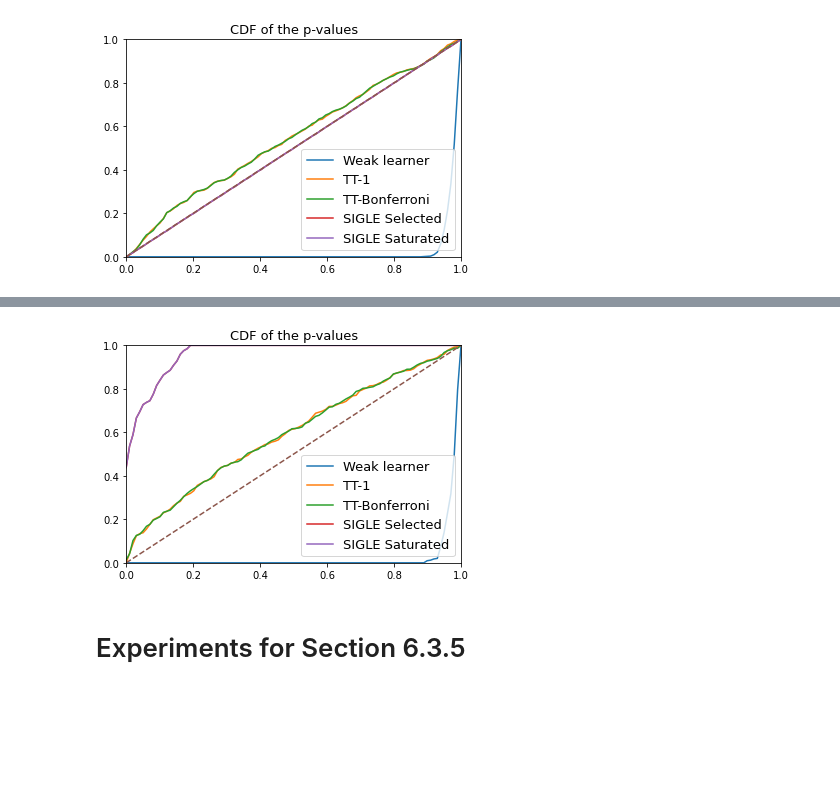
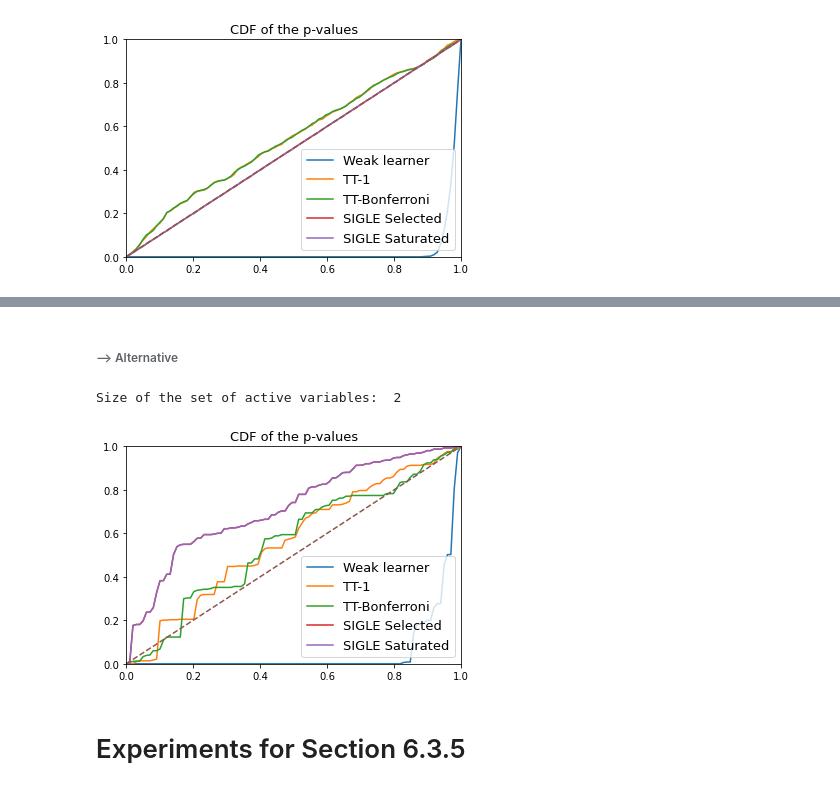
Before and after one commit to quentin-duchemin/SIGLE, a Jupyter notebook: package/experiments_paper.ipynb, the cells around one changed output, grey strips where cells are left out. Saved outputs shown, nothing was run; the diff lists cells and outputs as text; code cells hidden in the pictures; blank space fills up the shorter version.

```diff
--- a/package/experiments_paper.ipynb
+++ b/package/experiments_paper.ipynb
@@ -110,7 +113,7 @@ KeyboardInterrupt:
 ### Localized and Disseminated alternatives
 # %%
 ## CHOOSE THE SIGNAL STRENGTH
-nu = 0.0
+nu = 0.04
 
 ## CHOOSE THE MODE (LOCALIZED OR DISSEMINATED)
 modes = ['disseminated-signal' ,'localized-signal']
@@ -118,7 +121,7 @@ mode = modes[0]
 
 ## CHOOSE THE NUMBER OF STEP FOR THE REJECTION SAMPLING METHOD
 ## (for the results presented in the paper, we used nb_ite=3 000 000)
-nb_ite = 10000
+nb_ite = 100000
 
 
 if mode=='localized-signal':
@@ -290,14 +288,2 @@ model.plot_cdf_pvalues(lists_pvalues, names, states = ls_states_admissibles, sig
 # %% [output]
 [figure]
-# %%
-theta = np.zeros(20)
-theta[0] = 1
-#0.15*np.ones(20)
-model = PSILOGIT.PSILOGIT(theta, 3,  n=15)
-print(model.M)
-def linear_temperature(t):
-    return 0.2/np.log(t+1)
-
-nbM_admissibles, ls_states_admissibles = model.compute_selection_event(compare_with_energy=True)
-len(ls_states_admissibles)
-# states, ls_FNR, energies = model.SEI_SLR(total_length_SEISLR_path=50000, backup_start_time=2000, temperature=linear_temperature, repulsing_force=True, random_start=True, conditioning_signs=False, seed=0)
@@ -309,18 +290,34 @@ Warning: a state would have been uncorrectly classified using the energy 0.0
+# %% [markdown]
+###### --> Alternative
 # %%
+modes = ['disseminated-signal' ,'localized-signal']
+mode = modes[1]
+
+if mode=='localized-signal':
+    theta = np.zeros(20)
+    theta[0] = 3
+else:
+    theta = 1.5 * np.ones(20)
+
+model = PSILOGIT.PSILOGIT(theta, 3,  n=15)
+print('Size of the set of active variables: ', len(model.M))
+nbM_admissibles, ls_states_admissibles = model.compute_selection_event(compare_with_energy=True)
+model.sampling_algorithm = 'SA'
 thetanull = np.zeros(model.X.shape[1])
 signull = sigmoid(model.X @ thetanull)
-tildeGN12, barpi = model.params_saturated(signull, ls_statesnull_admissibles)
-lspvals_selec, lspvals_sat, gaps = model.pval_SIGLE(ls_states_admissibles, barpi, l2_regularization=100000, grad_descent={'lr':0.01,'return_gaps':True,'max_ite':10000}, calibrated_from_samples=True, signull=signull, statesnull=ls_statesnull_admissibles)
+tildeGN12, barpi = model.params_saturated(signull, ls_states_admissibles)
+lspvals_selec, lspvals_sat, gaps = model.pval_SIGLE(ls_states_admissibles, barpi, l2_regularization=100000, grad_descent={'lr':0.01,'return_gaps':True,'max_ite':10000}, calibrated_from_samples=True, signull=signull, statesnull=ls_states_admissibles)
 gamma = np.zeros(len(model.M))
 gamma[0] = 1
 lspvals_tay_1 = model.pval_taylor(ls_states_admissibles, thetanull=thetanull, gamma=gamma)
 lspvals_tay_Bon = model.pval_taylor(ls_states_admissibles, thetanull=thetanull, mode='Bonferroni')
-lspvals_naive = model.pval_weak_learner(ls_statesnull_admissibles, ls_states_admissibles, barpi, signull=signull)
+lspvals_naive = model.pval_weak_learner(ls_states_admissibles, ls_states_admissibles, barpi, signull=signull)
 lists_pvalues = [lspvals_naive, lspvals_tay_1, lspvals_tay_Bon, lspvals_selec, lspvals_sat]
 names = ["Weak learner",  "TT-1", 'TT-Bonferroni', 'SIGLE Selected', 'SIGLE Saturated']
-model.plot_cdf_pvalues(lists_pvalues, names, states = ls_states_admissibles, sigalt=model.sig, figname='local-alt0p15-n15-p20-lamb3.png')
+model.plot_cdf_pvalues(lists_pvalues, names, states = ls_states_admissibles, sigalt=model.sig, figname='alt1p5-n15-p20-lamb.png')
 # %% [output]
+Size of the set of active variables:  2
-[figure, old version]
+[figure, new version]
 # %% [markdown]
 # Experiments for Section 6.3.5
 # %% [markdown]
```
Also changed, not shown: parts of 67 cells of this notebook.
